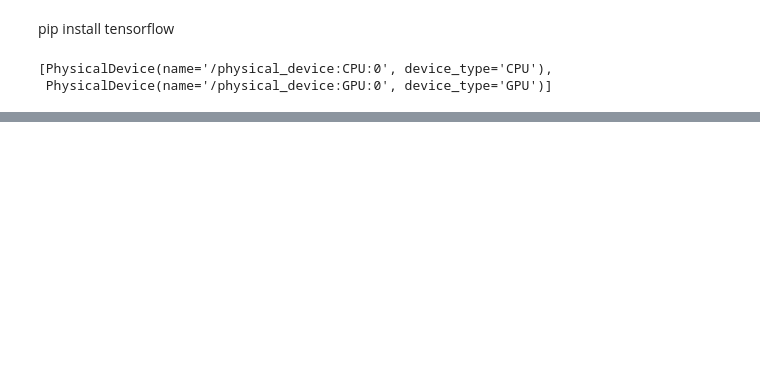
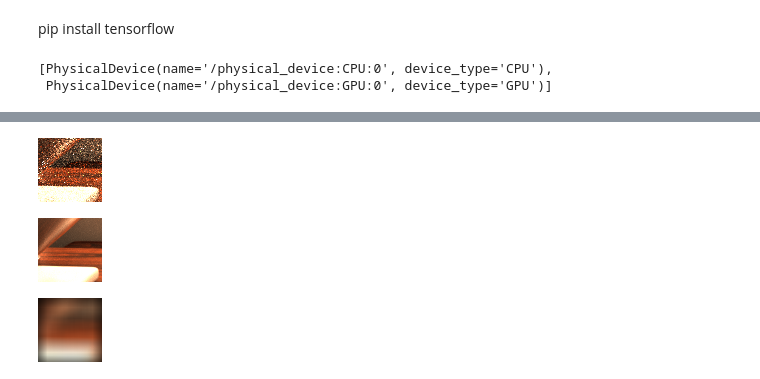
Before and after one commit to epitaque/kpcn, a Jupyter notebook: kpcn.ipynb, the cells around one changed output, grey strips where cells are left out. Drawn from its saved outputs; the diff is of its cells as text; code cells hidden in the pictures; blank space fills up the shorter version.

Commit message:
Progress on kpcn layer

```diff
--- a/kpcn.ipynb
+++ b/kpcn.ipynb
@@ -196,22 +224,28 @@ def make_nn(input_channels):
     L = 9
     kernel_size = 5
     hidden_channels = 100
-    output_kernel_size = 21
     in_between_layers = L - 2
 
     # add layers
-    model = keras.Sequential()
-    model.add(keras.Input(shape=(patch_size, patch_size, input_channels)))
+    noisy_input = keras.Input(shape=(patch_size, patch_size, input_channels))
+    cropped_noisy_input = ChannelCroppingLayer()(noisy_input)
+    x = noisy_input
     for i in range(in_between_layers):
-        model.add(keras.layers.ZeroPadding2D(padding=(2, 2)))
-        model.add(layers.Conv2D(hidden_channels, kernel_size=kernel_size, kernel_initializer="glorot_uniform", strides=1, activation="relu"))
-    model.add(keras.layers.ZeroPadding2D(padding=(2, 2)))
-    model.add(layers.Conv2D(3, kernel_size=kernel_size, kernel_initializer="glorot_uniform", strides=1, activation="relu"))
+        x = layers.ZeroPadding2D(padding=(2, 2))(x)
+        x = layers.Conv2D(hidden_channels, kernel_size=kernel_size, kernel_initializer="glorot_uniform", strides=1, activation="relu")(x)
 
+    x = layers.ZeroPadding2D(padding=(2, 2))(x)
+    outputs = output_kernel_size**2 if mode == "kpcn" else 3
+    x = layers.Conv2D(outputs, kernel_size=kernel_size, kernel_initializer="glorot_uniform", strides=1, activation="softmax")(x)
+    x = layers.concatenate([cropped_noisy_input, x])
+
+    x = KernelAddingLayer()(x)
     # compile model
+    model = keras.Model(inputs=[noisy_input], outputs=[x])
     opt = keras.optimizers.Adam(learning_rate=10e-5)
     model.compile(loss="mean_absolute_error", optimizer=opt, metrics=['mean_absolute_error'])
-    return model;
+
+    return model
 
 model = make_nn(x_patches[0].shape[2])
 model.summary()
@@ -232,37 +280,42 @@ def create_tf_dataset(x_patches, y_patches):
 # train, validate = prepare_training_data()
 train, validate = create_tf_dataset(x_patches, y_patches)
 # %%
-latest = tf.train.latest_checkpoint(checkpoint_dir)
-model.load_weights(latest)
+# latest = tf.train.latest_checkpoint(checkpoint_dir)
+# model.load_weights(latest)
+# model
 # %%
 class DisplayImageCallback(tf.keras.callbacks.Callback):
     def __init__(self):
         super(DisplayImageCallback, self).__init__()
 
     def on_epoch_end(self, epoch, logs=None):
-        if epoch % 3 != 0:
+        if epoch % 1 != 0:
             return
 
         # if predicting final output
         pn = 405
         xpatch = x_patches[pn]
         xpatchcolor = xpatch[:,:,:3]
         predicted = model.predict(xpatch.reshape((1, xpatch.shape[0], xpatch.shape[1], xpatch.shape[2])))[0]
         gt = y_patches[pn]
 
         imshow(xpatchcolor).save(checkpoint_dir + '/xpatch.png')
         imshow(gt).save(checkpoint_dir + '/gt.png')
         imshow(predicted).save(checkpoint_dir + '/prediction.png')
 
+pn = 405
+xpatch = x_patches[pn]
+xpatchcolor = xpatch[:,:,:3]
+predicted = model.predict(xpatch.reshape((1, xpatch.shape[0], xpatch.shape[1], xpatch.shape[2])))[0]
+gt = y_patches[pn]
 
-# xpatch = x_patches[pn]
-# xpatchcolor = xpatch[:,:,:3]
-# predicted = model.predict(xpatch.reshape((1, xpatch.shape[0], xpatch.shape[1], xpatch.shape[2])))[0]
-# gt = y_patches[pn]
-
-# imshow(xpatchcolor).save(checkpoint_dir + '/xpatch.png')
-# imshow(gt).save(checkpoint_dir + '/gt.png')
-# imshow(predicted).save(checkpoint_dir + '/prediction.png')
+imshow(xpatchcolor).save(checkpoint_dir + '/xpatch.png')
+imshow(gt).save(checkpoint_dir + '/gt.png')
+imshow(predicted).save(checkpoint_dir + '/prediction.png')
+# %% [output]
+[figure, added]
+[figure, added]
+[figure, added]
 # %%
 print("Fit model on training data")
 image_cb = DisplayImageCallback()
```
Also changed, not shown: parts of 10 cells of this notebook.
